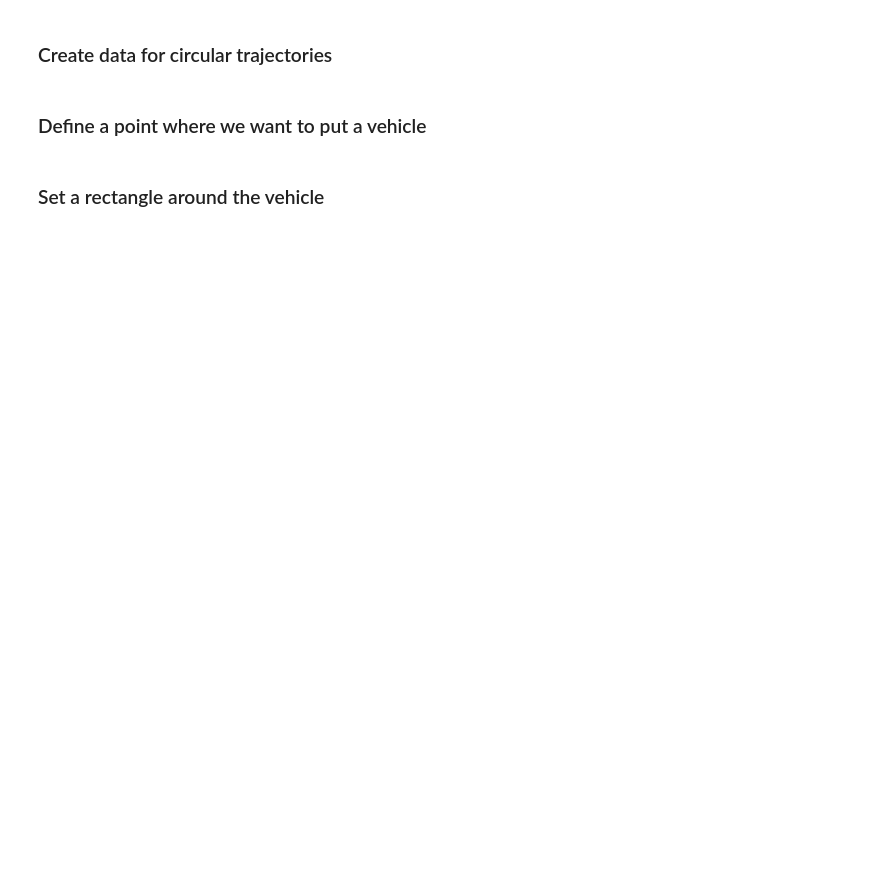
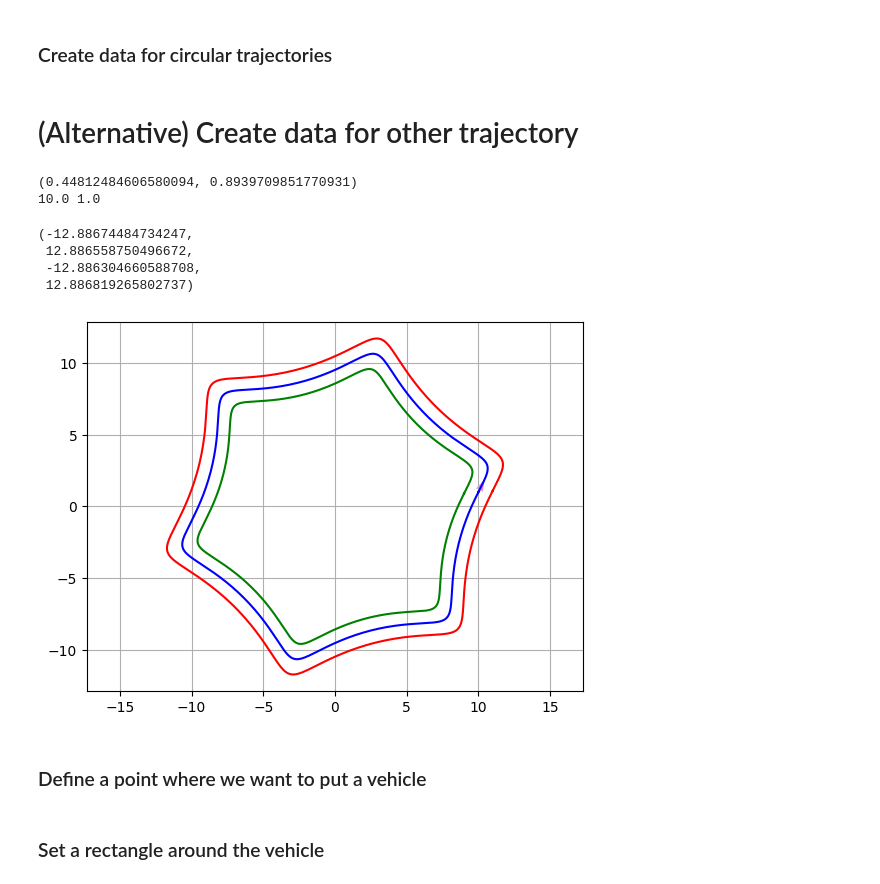
Before and after one commit to KansaiUser/tangent_animation, a Jupyter notebook: trajectory.ipynb, the cells around one changed output. Drawn from its saved outputs; the diff is of its cells as text; code cells hidden in the pictures; blank space fills up the shorter version.

Commit message:
some different trajectory

```diff
--- a/trajectory.ipynb
+++ b/trajectory.ipynb
@@ -20,0 +21,2 @@ data = pd.DataFrame({
+# %% [markdown]
+# (Alternative) Create data for other trajectory
@@ -20,0 +60,29 @@ data = pd.DataFrame({
+# %%
+example_frame=0
+tangent_vector = calculate_unit_tangent_vector(example_frame)
+print(tangent_vector)
+print(X[example_frame], Y[example_frame])
+# %% [output]
+(0.44812484606580094, 0.8939709851770931)
+10.0 1.0
+# %%
+# Plot the curve
+plt.figure()
+plt.plot(data['X'], data['Y'],color='b')
+plt.plot(data['XL'], data['YL'],color='r')
+plt.plot(data['XR'], data['YR'],color='g')
+if tangent_vector is not None:
+      x_tangent, y_tangent = X[example_frame], Y[example_frame]
+      dx, dy = tangent_vector
+      plt.quiver(x_tangent, y_tangent, dx, dy, color='violet', angles='xy', scale_units='xy', scale=1, width=0.005)
+
+plt.plot(rectangle_x,rectangle_y,color='purple')
+plt.fill(rectangle_x, rectangle_y, color='purple', alpha=0.4)
+plt.grid()
+plt.axis('equal')
+# %% [output]
+(-12.88674484734247,
+ 12.886558750496672,
+ -12.886304660588708,
+ 12.886819265802737)
+[figure, added]
```
Also changed, not shown: parts of 11 cells of this notebook.
